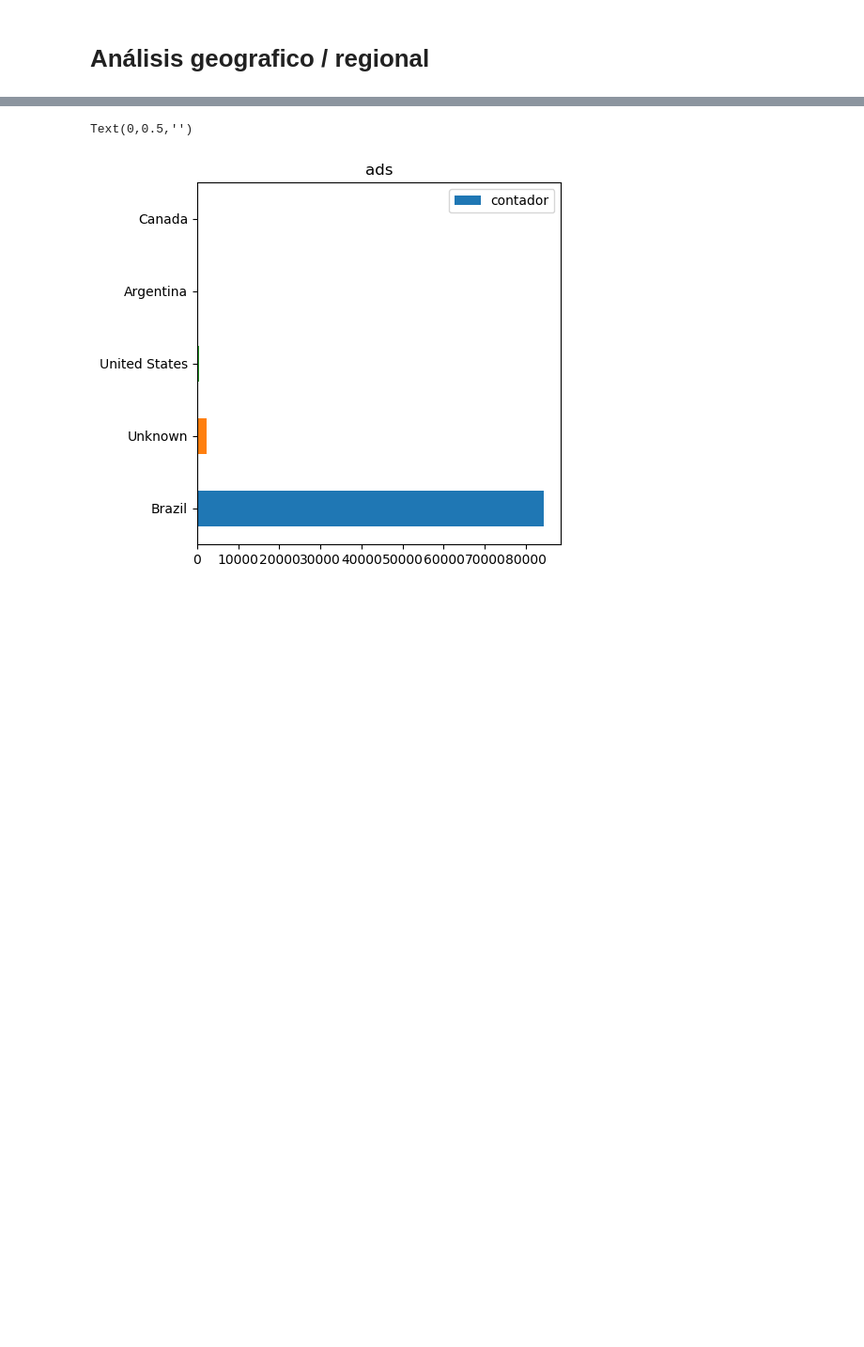
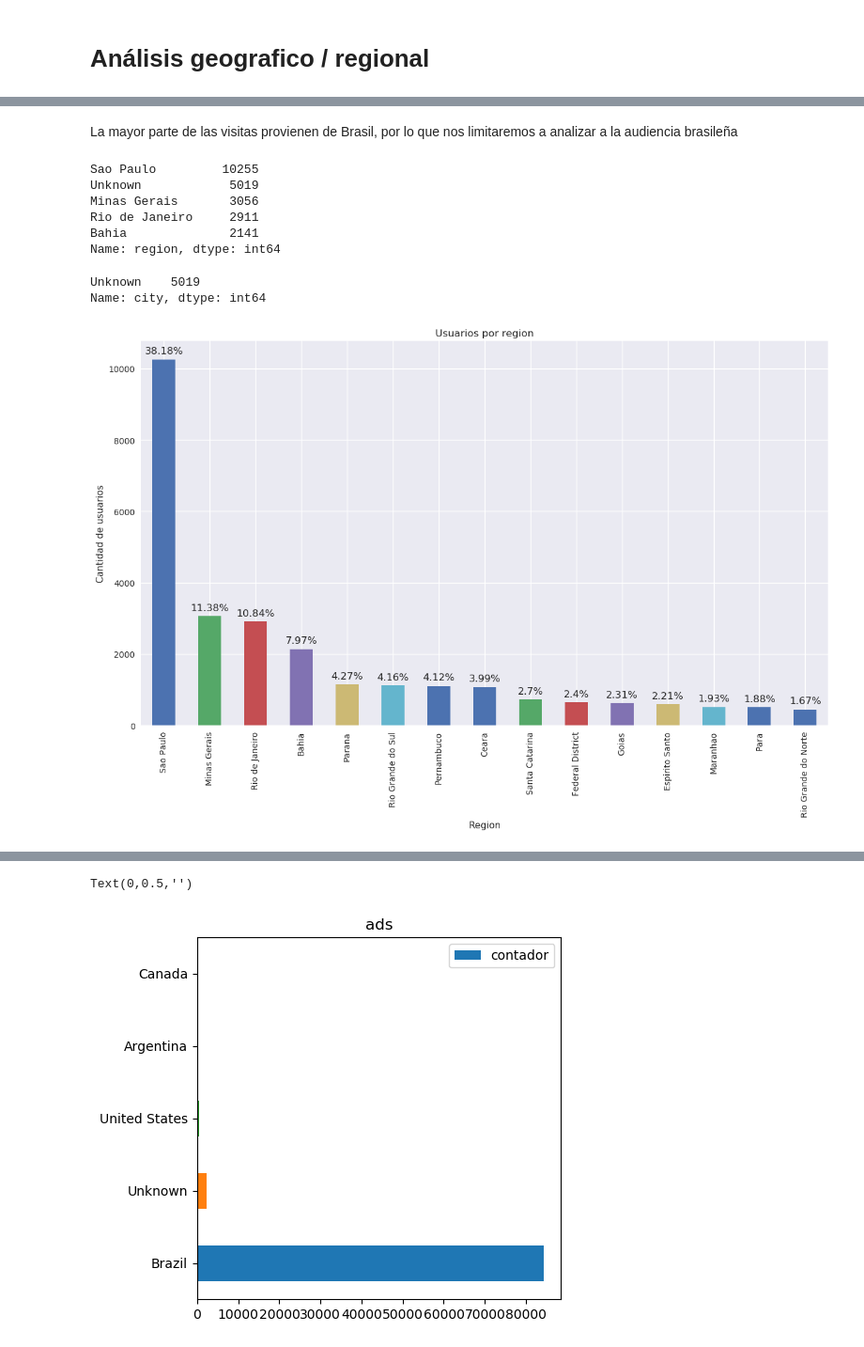
Before and after one commit to AlejandroKler/Datos-TP1, a Jupyter notebook: analisis_geografico.ipynb, the cells around one changed output, grey strips where cells are left out. Shown at 94% size. Cells and saved outputs as stored; diff of their text form; code cells hidden in the pictures; blank space fills up the shorter version.

```diff
--- a/analisis_geografico.ipynb
+++ b/analisis_geografico.ipynb
@@ -24,0 +25,3 @@ Solo los eventos "visited site" especifican pais
+# %%
+#Solo los eventos "visited site" especifican pais
+visitas = df.loc[df["event"] == "visited site", ['person', 'country', 'city', 'region']]
@@ -24,0 +42,33 @@ Solo los eventos "visited site" especifican pais
+# %% [markdown]
+La mayor parte de las visitas provienen de Brasil, por lo que nos limitaremos a analizar a la audiencia brasileña
+# %%
+visitas_brasil = visitas[visitas['country'] == 'Brazil']
+#filtramos una visita por usuarios unicos, si un usuario entro muchas veces desde una ciudad la contaremos como una
+# y si entro desde muchas ciudades, contaremos una visita por ciudad
+visitas_brasil = visitas_brasil.drop_duplicates()
+
+visitas_brasil['region'].value_counts().head()
+# %% [output]
+Sao Paulo         10255
+Unknown            5019
+Minas Gerais       3056
+Rio de Janeiro     2911
+Bahia              2141
+Name: region, dtype: int64
+# %%
+#Comprobamos que no especifique ciudad para region de tipo "Unknown"
+visitas_brasil[visitas_brasil['region'] == 'Unknown']['city'].value_counts().head()
+# %% [output]
+Unknown    5019
+Name: city, dtype: int64
+# %%
+#Filtramos los 'Unknown'
+visitas_brasil = visitas_brasil[visitas_brasil['region'] != 'Unknown']
+
+sns.set(rc={'figure.figsize':(14.7,8.27)})
+ax = visitas_brasil['region'].value_counts().head(15).plot('bar')
+ax.set(xlabel='Region', ylabel='Cantidad de usuarios')
+ax.set_title('Usuarios por region')
+mostrar_porcentaje_barplot(ax)
+# %% [output]
+[figure, added]
```
Also changed, not shown: parts of 4 cells of this notebook, 5 other files.
